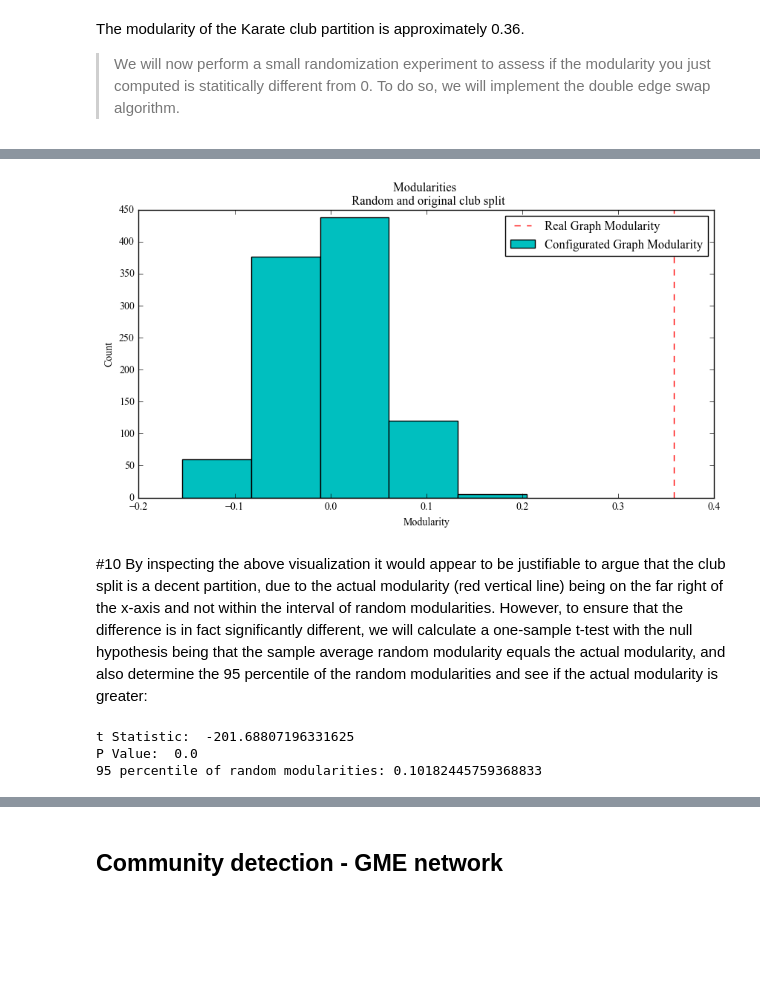
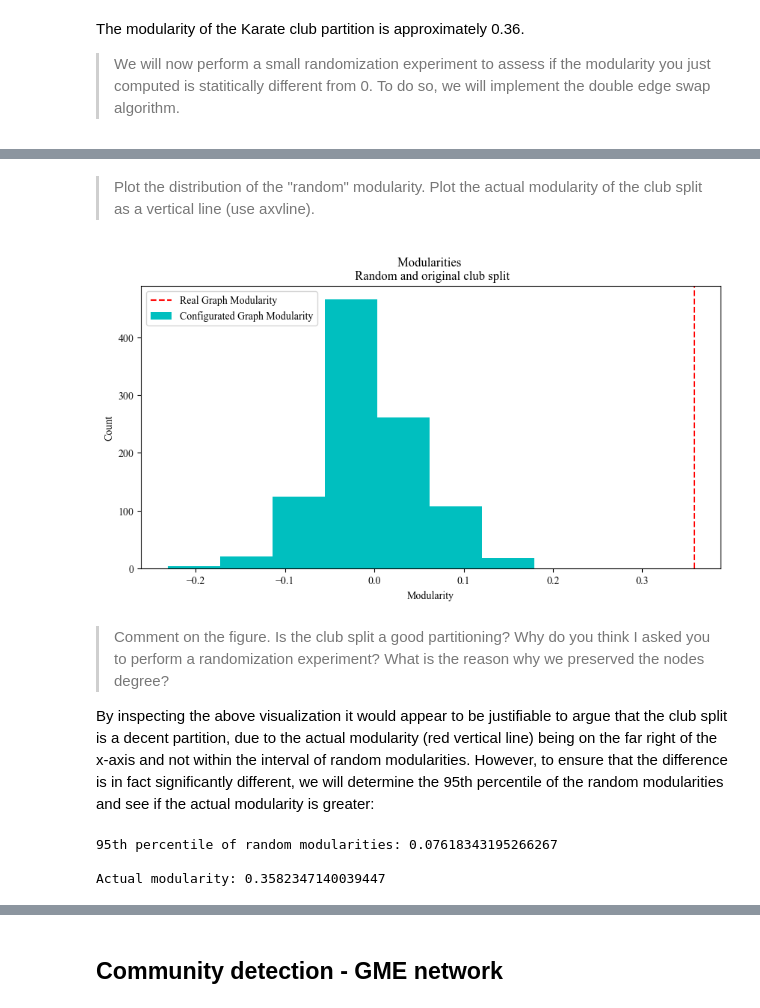
Before and after one commit to DanielHolmelund/Computational-Social-Science-02467, a Jupyter notebook: Assignment 2.ipynb, the cells around one changed output, grey strips where cells are left out. Drawn from its saved outputs; the diff is of its cells as text; code cells hidden in the pictures; blank space fills up the shorter version.

Commit message:
good double swap

```diff
--- a/Assignment 2.ipynb
+++ b/Assignment 2.ipynb
@@ -647,27 +659,27 @@ The std: 0.05667754275485545
+# %% [markdown]
+>Plot the distribution of the "random" modularity. Plot the actual modularity of the club split as a vertical line (use axvline).
 # %%
 #9
 actual_modularity=modularity(G, [hi, officer])
 fig, ax = plt.subplots(figsize=(10,5), dpi=100)
-ax.hist(conf_mods, label="Configurated Graph Modularity", bins=5, color='c')
+ax.hist(conf_mods, label="Configurated Graph Modularity", bins=7, color='c')
 ax.axvline(actual_modularity, linestyle='--', color='r', label="Real Graph Modularity")
 ax.set_title("Modularities \n Random and original club split")
 ax.set_xlabel("Modularity")
 ax.set_ylabel("Count")
 ax.legend()
 plt.show()
 # %% [output]
-[figure, old version]
+[figure, new version]
 # %% [markdown]
-\#10
-By inspecting the above visualization it would appear to be justifiable to argue that the club split is a decent partition, due to the actual modularity (red vertical line) being on the far right of the x-axis and not within the interval of random modularities. However, to ensure that the difference is in fact significantly different, we will calculate a one-sample t-test with the null hypothesis being that the sample average random modularity equals the actual modularity, and also determine the 95 percentile of the random modularities and see if the actual modularity is greater:
+>Comment on the figure. Is the club split a good partitioning? Why do you think I asked you to perform a randomization experiment? What is the reason why we preserved the nodes degree?
+
+By inspecting the above visualization it would appear to be justifiable to argue that the club split is a decent partition, due to the actual modularity (red vertical line) being on the far right of the x-axis and not within the interval of random modularities. However, to ensure that the difference is in fact significantly different, we will determine the 95th percentile of the random modularities and see if the actual modularity is greater:
 # %%
-from scipy import stats
-tscore, pvalue = stats.ttest_1samp(conf_mods, popmean=actual_modularity)
-print("t Statistic: ", tscore)
-print("P Value: ", pvalue)
-print(f"95 percentile of random modularities: {np.percentile(conf_mods, 95)}")
+print(f"95th percentile of random modularities: {np.percentile(conf_mods, 95)}")
+print(f'\nActual modularity: {actual_modularity}')
 # %% [output]
-t Statistic:  -201.68807196331625
-P Value:  0.0
-95 percentile of random modularities: 0.10182445759368833
+95th percentile of random modularities: 0.07618343195266267
+
+Actual modularity: 0.3582347140039447
 # %% [markdown]
```
Also changed, not shown: parts of 31 cells of this notebook.
